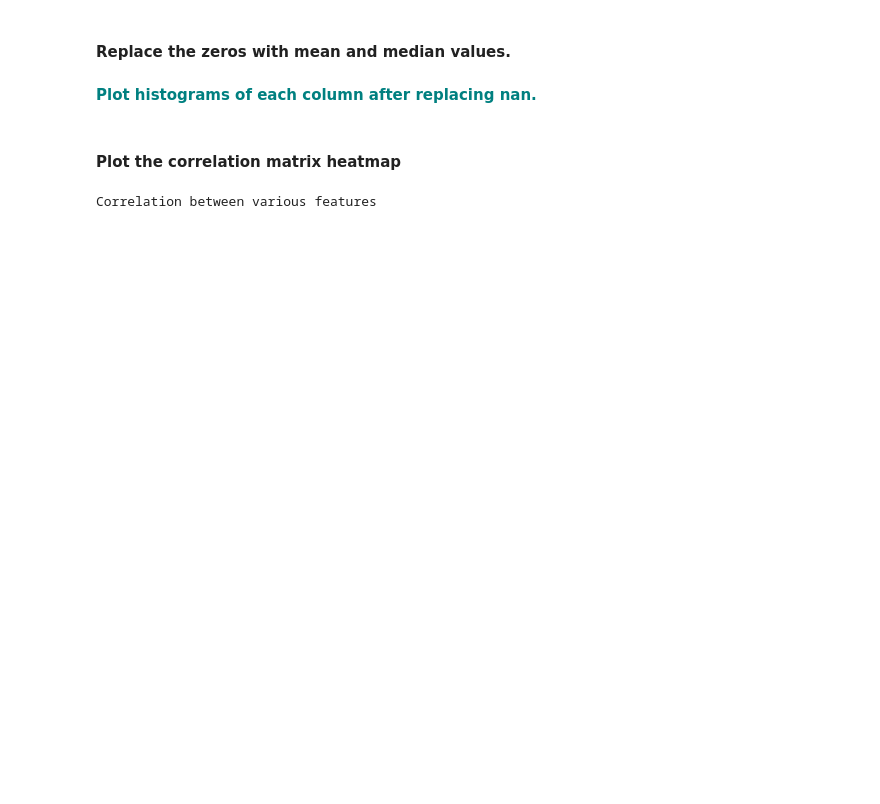
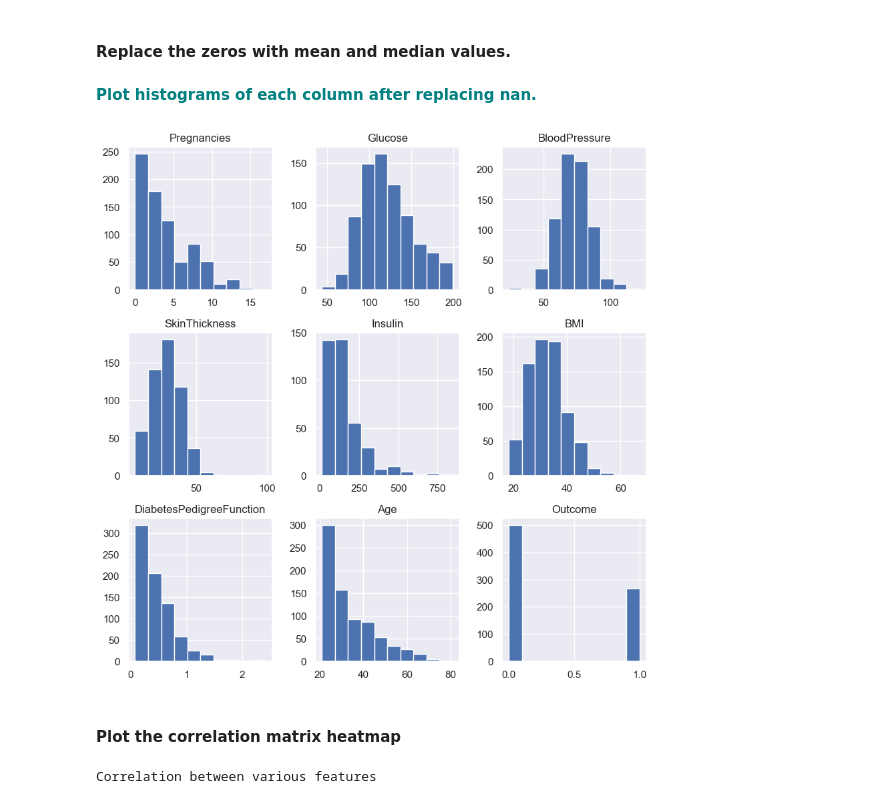
Before and after one commit to sabheen9/GridSearchKNN_Case_Study, a Jupyter notebook: GridSearchKNN_Case_Study.ipynb, the cells around one changed output. Cells and saved outputs as stored; diff of their text form; code cells hidden in the pictures; blank space fills up the shorter version.

```diff
--- a/GridSearchKNN_Case_Study.ipynb
+++ b/GridSearchKNN_Case_Study.ipynb
@@ -44,6 +90,11 @@ diabetes_data['Insulin'].fillna(diabetes_data['Insulin'].median(), inplace = Tru
 diabetes_data['BMI'].fillna(diabetes_data['BMI'].median(), inplace = True)
 # %% [markdown]
 **<font color='teal'> Plot histograms of each column after replacing nan. </font>**
+# %%
+diabetes_data.hist(bins=10, figsize=(10, 10))
+plt.show()
+# %% [output]
+[figure, added]
 # %% [markdown]
 #### Plot the correlation matrix heatmap
 # %%
```
Also changed, not shown: parts of 7 cells of this notebook.
